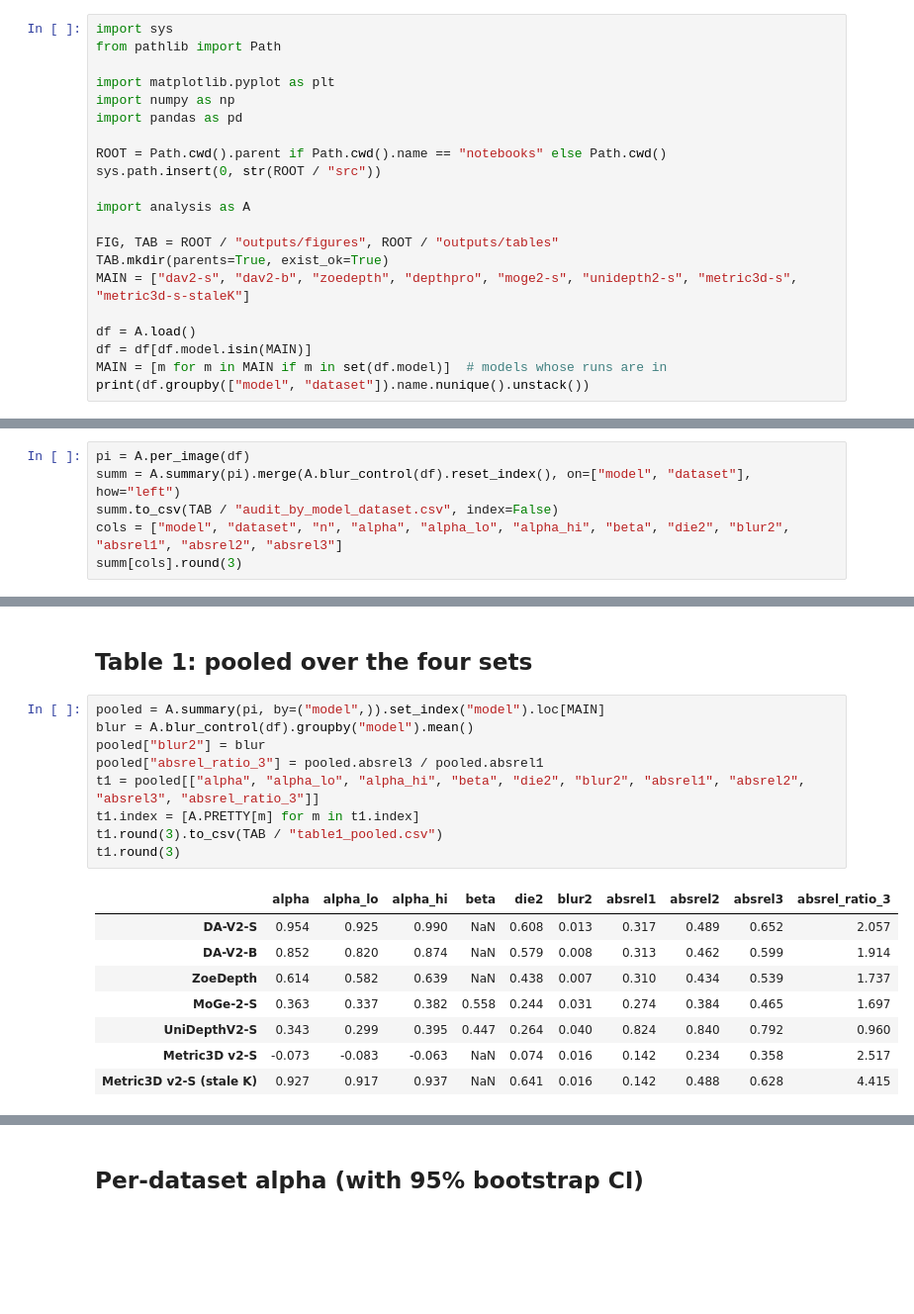
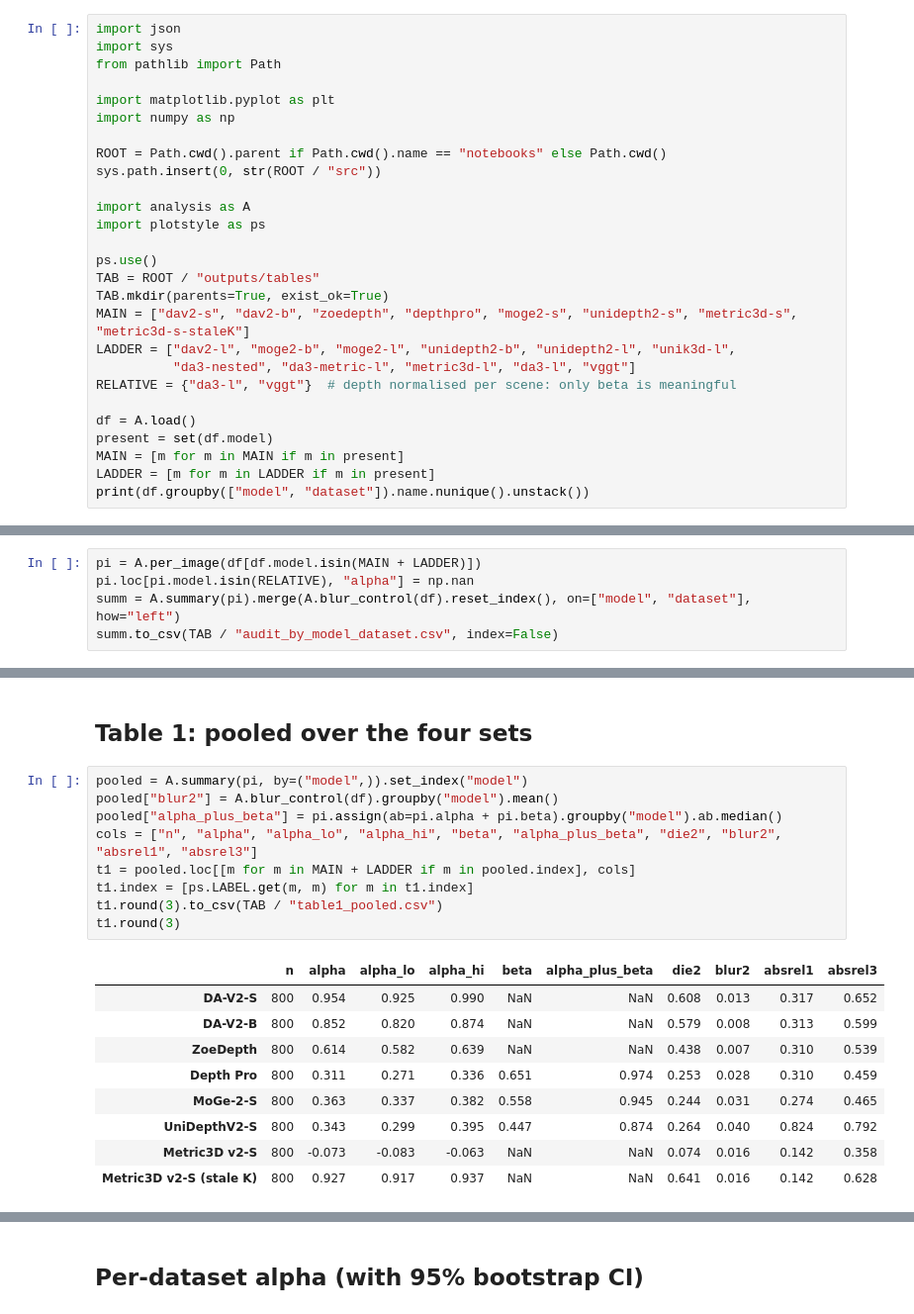
Before and after one commit to rabeyanoor/zoom-equivariance, a Jupyter notebook: notebooks/02_audit_results.ipynb, the cells around one changed output, grey strips where cells are left out. Shown at 99% size. Saved outputs shown, nothing was run; the diff lists cells and outputs as text; blank space fills up the shorter version.

```diff
--- a/notebooks/02_audit_results.ipynb
+++ b/notebooks/02_audit_results.ipynb
@@ -12,25 +13,31 @@ Per image we fit two exponents (see `src/analysis.py`):
 Control: the *blur* row degrades the image like a 2x zoom without changing the field
 of view. If depth moved as much under blur, interpolation would be the explanation.
 # %%
+import json
 import sys
 from pathlib import Path
 
 import matplotlib.pyplot as plt
 import numpy as np
-import pandas as pd
 
 ROOT = Path.cwd().parent if Path.cwd().name == "notebooks" else Path.cwd()
 sys.path.insert(0, str(ROOT / "src"))
 
 import analysis as A
+import plotstyle as ps
 
-FIG, TAB = ROOT / "outputs/figures", ROOT / "outputs/tables"
+ps.use()
+TAB = ROOT / "outputs/tables"
 TAB.mkdir(parents=True, exist_ok=True)
 MAIN = ["dav2-s", "dav2-b", "zoedepth", "depthpro", "moge2-s", "unidepth2-s", "metric3d-s", "metric3d-s-staleK"]
+LADDER = ["dav2-l", "moge2-b", "moge2-l", "unidepth2-b", "unidepth2-l", "unik3d-l",
+          "da3-nested", "da3-metric-l", "metric3d-l", "da3-l", "vggt"]
+RELATIVE = {"da3-l", "vggt"}  # depth normalised per scene: only beta is meaningful
 
 df = A.load()
-df = df[df.model.isin(MAIN)]
-MAIN = [m for m in MAIN if m in set(df.model)]  # models whose runs are in
+present = set(df.model)
+MAIN = [m for m in MAIN if m in present]
+LADDER = [m for m in LADDER if m in present]
 print(df.groupby(["model", "dataset"]).name.nunique().unstack())
 # %% [output]
 dataset            diode-in  diode-out  kitti  nyu
@@ -43,8 +53,7 @@ moge2-s                 200        200    200  200
 unidepth2-s             200        200    200  200
 zoedepth                200        200    200  200
 # %%
-pi = A.per_image(df)
+pi = A.per_image(df[df.model.isin(MAIN + LADDER)])
+pi.loc[pi.model.isin(RELATIVE), "alpha"] = np.nan
 summ = A.summary(pi).merge(A.blur_control(df).reset_index(), on=["model", "dataset"], how="left")
 summ.to_csv(TAB / "audit_by_model_dataset.csv", index=False)
-cols = ["model", "dataset", "n", "alpha", "alpha_lo", "alpha_hi", "beta", "die2", "blur2", "absrel1", "absrel2", "absrel3"]
-summ[cols].round(3)
@@ -69,21 +60,22 @@ summ[cols].round(3)
 # %% [markdown]
 ## Table 1: pooled over the four sets
 # %%
-pooled = A.summary(pi, by=("model",)).set_index("model").loc[MAIN]
-blur = A.blur_control(df).groupby("model").mean()
-pooled["blur2"] = blur
-pooled["absrel_ratio_3"] = pooled.absrel3 / pooled.absrel1
-t1 = pooled[["alpha", "alpha_lo", "alpha_hi", "beta", "die2", "blur2", "absrel1", "absrel2", "absrel3", "absrel_ratio_3"]]
-t1.index = [A.PRETTY[m] for m in t1.index]
+pooled = A.summary(pi, by=("model",)).set_index("model")
+pooled["blur2"] = A.blur_control(df).groupby("model").mean()
+pooled["alpha_plus_beta"] = pi.assign(ab=pi.alpha + pi.beta).groupby("model").ab.median()
+cols = ["n", "alpha", "alpha_lo", "alpha_hi", "beta", "alpha_plus_beta", "die2", "blur2", "absrel1", "absrel3"]
+t1 = pooled.loc[[m for m in MAIN + LADDER if m in pooled.index], cols]
+t1.index = [ps.LABEL.get(m, m) for m in t1.index]
 t1.round(3).to_csv(TAB / "table1_pooled.csv")
 t1.round(3)
 # %% [output]
-|  | alpha | alpha_lo | alpha_hi | beta | die2 | blur2 | absrel1 | absrel2 | absrel3 | absrel_ratio_3 |
-| DA-V2-S | 0.954 | 0.925 | 0.990 | NaN | 0.608 | 0.013 | 0.317 | 0.489 | 0.652 | 2.057 |
-| DA-V2-B | 0.852 | 0.820 | 0.874 | NaN | 0.579 | 0.008 | 0.313 | 0.462 | 0.599 | 1.914 |
-| ZoeDepth | 0.614 | 0.582 | 0.639 | NaN | 0.438 | 0.007 | 0.310 | 0.434 | 0.539 | 1.737 |
-| MoGe-2-S | 0.363 | 0.337 | 0.382 | 0.558 | 0.244 | 0.031 | 0.274 | 0.384 | 0.465 | 1.697 |
-| UniDepthV2-S | 0.343 | 0.299 | 0.395 | 0.447 | 0.264 | 0.040 | 0.824 | 0.840 | 0.792 | 0.960 |
-| Metric3D v2-S | -0.073 | -0.083 | -0.063 | NaN | 0.074 | 0.016 | 0.142 | 0.234 | 0.358 | 2.517 |
-| Metric3D v2-S (stale K) | 0.927 | 0.917 | 0.937 | NaN | 0.641 | 0.016 | 0.142 | 0.488 | 0.628 | 4.415 |
+|  | n | alpha | alpha_lo | alpha_hi | beta | alpha_plus_beta | die2 | blur2 | absrel1 | absrel3 |
+| DA-V2-S | 800 | 0.954 | 0.925 | 0.990 | NaN | NaN | 0.608 | 0.013 | 0.317 | 0.652 |
+| DA-V2-B | 800 | 0.852 | 0.820 | 0.874 | NaN | NaN | 0.579 | 0.008 | 0.313 | 0.599 |
+| ZoeDepth | 800 | 0.614 | 0.582 | 0.639 | NaN | NaN | 0.438 | 0.007 | 0.310 | 0.539 |
+| Depth Pro | 800 | 0.311 | 0.271 | 0.336 | 0.651 | 0.974 | 0.253 | 0.028 | 0.310 | 0.459 |
+| MoGe-2-S | 800 | 0.363 | 0.337 | 0.382 | 0.558 | 0.945 | 0.244 | 0.031 | 0.274 | 0.465 |
+| UniDepthV2-S | 800 | 0.343 | 0.299 | 0.395 | 0.447 | 0.874 | 0.264 | 0.040 | 0.824 | 0.792 |
+| Metric3D v2-S | 800 | -0.073 | -0.083 | -0.063 | NaN | NaN | 0.074 | 0.016 | 0.142 | 0.358 |
+| Metric3D v2-S (stale K) | 800 | 0.927 | 0.917 | 0.937 | NaN | NaN | 0.641 | 0.016 | 0.142 | 0.628 |
 # %% [markdown]
```
Also changed, not shown: parts of 12 cells of this notebook, 25 other files.
